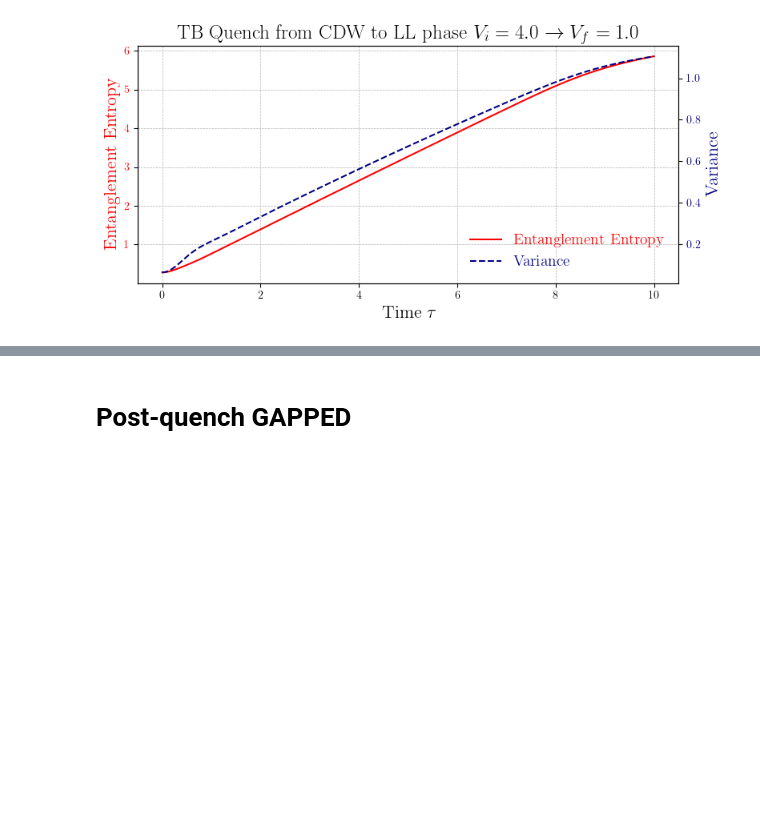
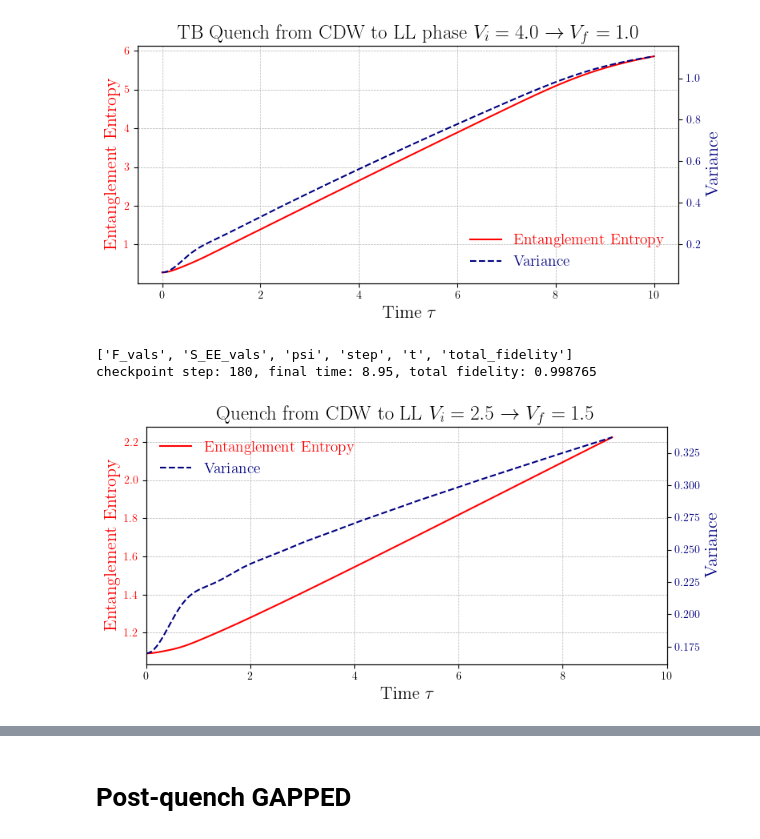
Before and after one commit to artalink7/SSH-Analysis, a Jupyter notebook: plot/plots_paper.ipynb, the cells around one changed output, grey strips where cells are left out. Saved outputs shown, nothing was run; the diff lists cells and outputs as text; code cells hidden in the pictures; blank space fills up the shorter version.

```diff
--- a/plot/plots_paper.ipynb
+++ b/plot/plots_paper.ipynb
@@ -25,6 +26,7 @@ project_root = cwd.parent
 data_equilibrium_dir = project_root / "data" / "equilibrium"
 data_quench_dir = project_root / "data" / "quench" / "quench_paper"
 plot_dir = project_root / "plot"/"figures"/"figures_paper"
+checkpoint_dir = project_root / "checkpoints" / "quench" / "quench_paper"
 # %% [markdown]
 # Post-Quench GAPLESS
 # %%
@@ -542,3 +591,9 @@ plot_quench_CDW_to_Luttinger_Liquid()
+# %%
+plot_quench_CDW_to_LL_8sec()
+# %% [output]
+['F_vals', 'S_EE_vals', 'psi', 'step', 't', 'total_fidelity']
+checkpoint step: 180, final time: 8.95, total fidelity: 0.998765
+[figure, added]
 # %%
 def plot_quench_Luttinger_Liquid_to_Luttinger_Liquid():
     # Load data
```
Also changed, not shown: parts of 18 cells of this notebook, 10 other files.
